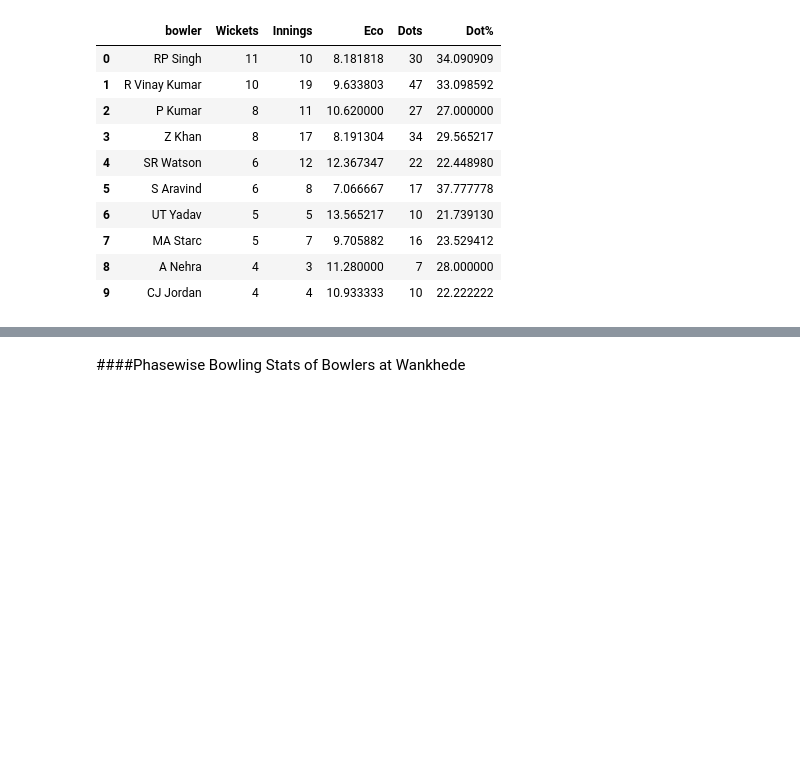
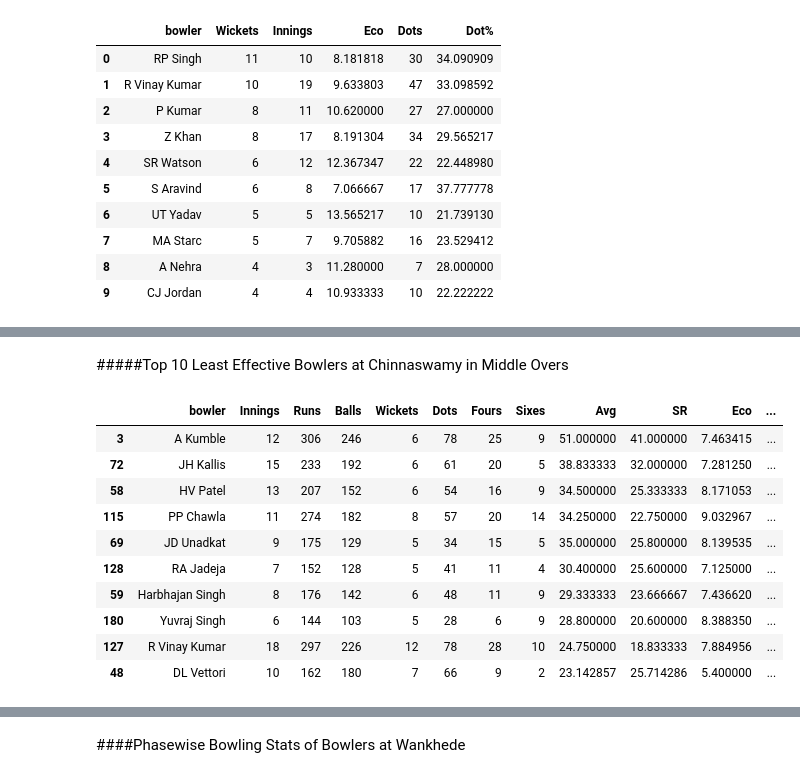
Before and after one commit to MahimnaDarji/Cricket-Analysis, a Jupyter notebook: IPL_Stats_Analysis(Bowling).ipynb, the cells around one changed output, grey strips where cells are left out. Saved outputs shown, nothing was run; the diff lists cells and outputs as text; code cells hidden in the pictures; blank space fills up the shorter version.

```diff
--- a/IPL_Stats_Analysis(Bowling).ipynb
+++ b/IPL_Stats_Analysis(Bowling).ipynb
@@ -853,0 +865,33 @@ chinnaswamydo.head(10)
+# %%
+max_val=max(chinnaswamy1['Eco'])
+min_val=min(chinnaswamy1['Eco'])
+
+chinnaswamy1['mx_Eco']=chinnaswamy1['Eco'].apply(lambda x: (x-min_val)/(max_val - min_val))
+# %%
+max_val=max(chinnaswamy1['SR'])
+min_val=min(chinnaswamy1['SR'])
+
+chinnaswamy1['mx_SR']=chinnaswamy1['SR'].apply(lambda x: (x-min_val)/(max_val - min_val))
+# %%
+max_val=max(chinnaswamy1['Avg'])
+min_val=min(chinnaswamy1['Avg'])
+
+chinnaswamy1['mx_Avg']=chinnaswamy1['Avg'].apply(lambda x: (x-min_val)/(max_val - min_val))
+# %%
+chinnaswamy1['minmax_score']=chinnaswamy1.apply(lambda x:x['mx_SR']*0.35+x['mx_Avg']*0.35+x['mx_Eco']*0.15+x['mx_dot%']*0.15,axis=1)
+# %% [markdown]
+#####Top 10 Least Effective Bowlers at Chinnaswamy in Middle Overs
+# %%
+chinnaswamy1.sort_values('minmax_score',ascending=False).head(10)
+# %% [output]
+|  | bowler | Innings | Runs | Balls | Wickets | Dots | Fours | Sixes | Avg | SR | Eco | ... |
+| 3 | A Kumble | 12 | 306 | 246 | 6 | 78 | 25 | 9 | 51.000000 | 41.000000 | 7.463415 | ... |
+| 72 | JH Kallis | 15 | 233 | 192 | 6 | 61 | 20 | 5 | 38.833333 | 32.000000 | 7.281250 | ... |
+| 58 | HV Patel | 13 | 207 | 152 | 6 | 54 | 16 | 9 | 34.500000 | 25.333333 | 8.171053 | ... |
+| 115 | PP Chawla | 11 | 274 | 182 | 8 | 57 | 20 | 14 | 34.250000 | 22.750000 | 9.032967 | ... |
+| 69 | JD Unadkat | 9 | 175 | 129 | 5 | 34 | 15 | 5 | 35.000000 | 25.800000 | 8.139535 | ... |
+| 128 | RA Jadeja | 7 | 152 | 128 | 5 | 41 | 11 | 4 | 30.400000 | 25.600000 | 7.125000 | ... |
+| 59 | Harbhajan Singh | 8 | 176 | 142 | 6 | 48 | 11 | 9 | 29.333333 | 23.666667 | 7.436620 | ... |
+| 180 | Yuvraj Singh | 6 | 144 | 103 | 5 | 28 | 6 | 9 | 28.800000 | 20.600000 | 8.388350 | ... |
+| 127 | R Vinay Kumar | 18 | 297 | 226 | 12 | 78 | 28 | 10 | 24.750000 | 18.833333 | 7.884956 | ... |
+| 48 | DL Vettori | 10 | 162 | 180 | 7 | 66 | 9 | 2 | 23.142857 | 25.714286 | 5.400000 | ... |
```
Also changed, not shown: parts of 19 cells of this notebook.
